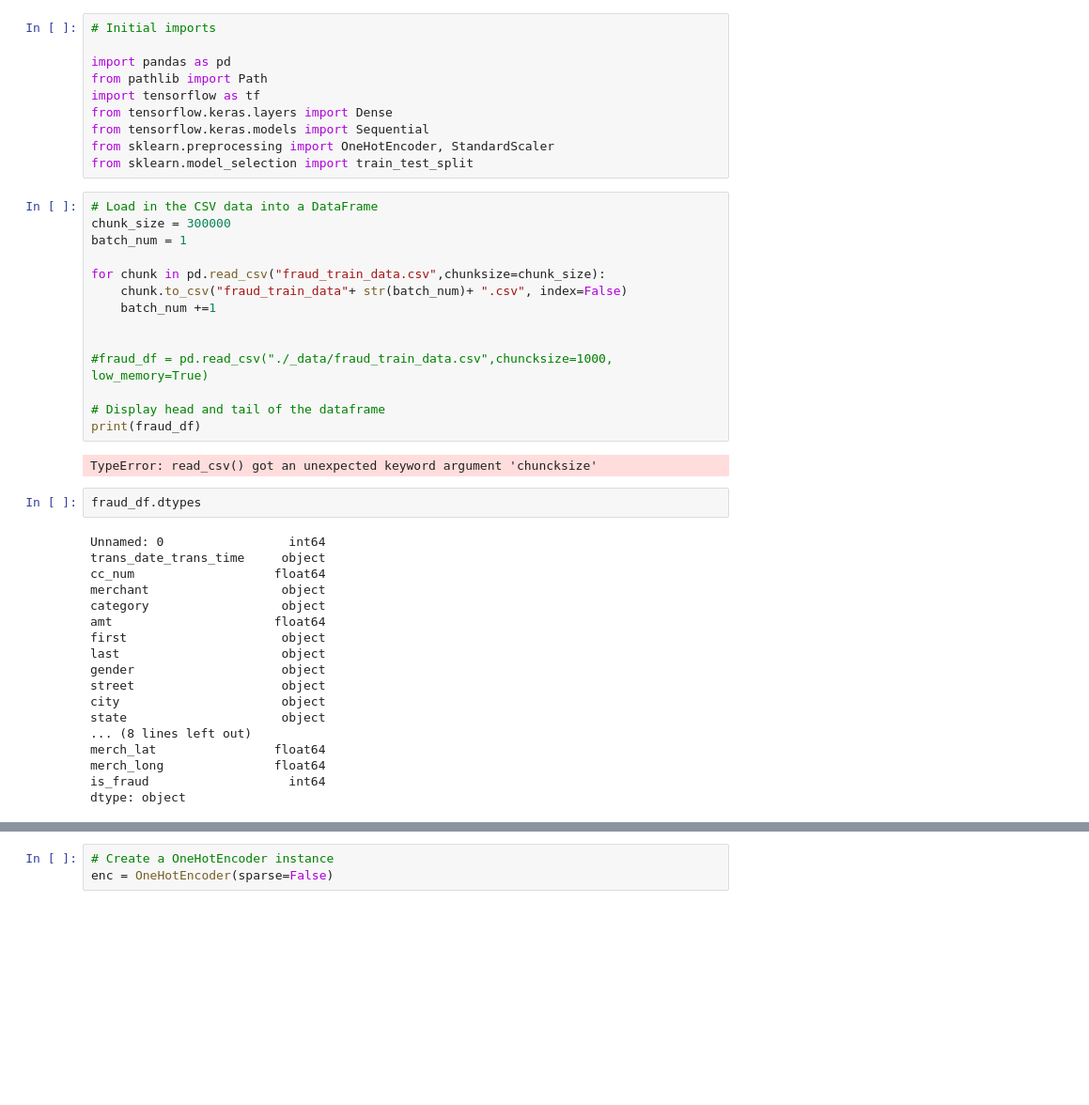
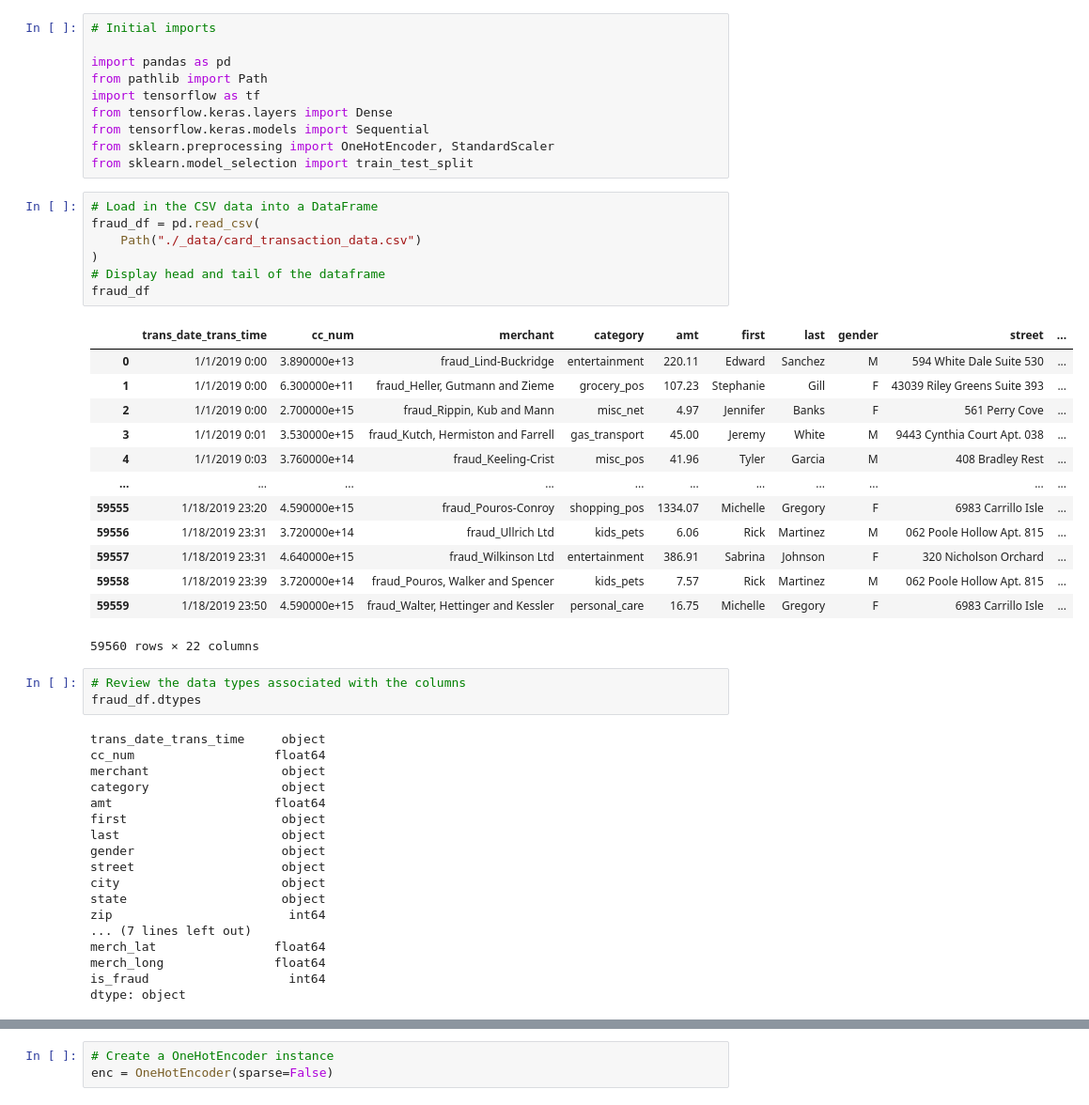
Before and after one commit to agarciduenas/Fraud_Bot, a Jupyter notebook: collecting_data1.ipynb, the cells around one changed output, grey strips where cells are left out. Shown: that part at 94% size. Drawn from its saved outputs; the diff is of its cells as text; blank space fills up the shorter version.

```diff
--- a/collecting_data1.ipynb
+++ b/collecting_data1.ipynb
@@ -10,39 +10,45 @@ from sklearn.preprocessing import OneHotEncoder, StandardScaler
 from sklearn.model_selection import train_test_split
 # %%
 # Load in the CSV data into a DataFrame
-chunk_size = 300000
-batch_num = 1
-
-for chunk in pd.read_csv("fraud_train_data.csv",chunksize=chunk_size):
-    chunk.to_csv("fraud_train_data"+ str(batch_num)+ ".csv", index=False)
-    batch_num +=1
-
-
-#fraud_df = pd.read_csv("./_data/fraud_train_data.csv",chuncksize=1000, low_memory=True)
-
+fraud_df = pd.read_csv(
+    Path("./_data/card_transaction_data.csv")
+)
 # Display head and tail of the dataframe
-print(fraud_df)
+fraud_df
 # %% [output]
+|  | trans_date_trans_time | cc_num | merchant | category | amt | first | last | gender | street | ... |
+| 0 | 1/1/2019 0:00 | 3.890000e+13 | fraud_Lind-Buckridge | entertainment | 220.11 | Edward | Sanchez | M | 594 White Dale Suite 530 | ... |
+| 1 | 1/1/2019 0:00 | 6.300000e+11 | fraud_Heller, Gutmann and Zieme | grocery_pos | 107.23 | Stephanie | Gill | F | 43039 Riley Greens Suite 393 | ... |
+| 2 | 1/1/2019 0:00 | 2.700000e+15 | fraud_Rippin, Kub and Mann | misc_net | 4.97 | Jennifer | Banks | F | 561 Perry Cove | ... |
+| 3 | 1/1/2019 0:01 | 3.530000e+15 | fraud_Kutch, Hermiston and Farrell | gas_transport | 45.00 | Jeremy | White | M | 9443 Cynthia Court Apt. 038 | ... |
+| 4 | 1/1/2019 0:03 | 3.760000e+14 | fraud_Keeling-Crist | misc_pos | 41.96 | Tyler | Garcia | M | 408 Bradley Rest | ... |
+| ... | ... | ... | ... | ... | ... | ... | ... | ... | ... | ... |
+| 59555 | 1/18/2019 23:20 | 4.590000e+15 | fraud_Pouros-Conroy | shopping_pos | 1334.07 | Michelle | Gregory | F | 6983 Carrillo Isle | ... |
+| 59556 | 1/18/2019 23:31 | 3.720000e+14 | fraud_Ullrich Ltd | kids_pets | 6.06 | Rick | Martinez | M | 062 Poole Hollow Apt. 815 | ... |
+| 59557 | 1/18/2019 23:31 | 4.640000e+15 | fraud_Wilkinson Ltd | entertainment | 386.91 | Sabrina | Johnson | F | 320 Nicholson Orchard | ... |
+| 59558 | 1/18/2019 23:39 | 3.720000e+14 | fraud_Pouros, Walker and Spencer | kids_pets | 7.57 | Rick | Martinez | M | 062 Poole Hollow Apt. 815 | ... |
+| 59559 | 1/18/2019 23:50 | 4.590000e+15 | fraud_Walter, Hettinger and Kessler | personal_care | 16.75 | Michelle | Gregory | F | 6983 Carrillo Isle | ... |
-TypeError: read_csv() got an unexpected keyword argument 'chuncksize'
+59560 rows × 22 columns
-# %%
-fraud_df.dtypes
-# %% [output]
-Unnamed: 0                 int64
-trans_date_trans_time     object
-cc_num                   float64
-merchant                  object
-category                  object
-amt                      float64
-first                     object
-last                      object
-gender                    object
-street                    object
-city                      object
-state                     object
-... (8 lines left out)
-merch_lat                float64
-merch_long               float64
-is_fraud                   int64
-dtype: object
+# %%
+# Review the data types associated with the columns
+fraud_df.dtypes
+# %% [output]
+trans_date_trans_time     object
+cc_num                   float64
+merchant                  object
+category                  object
+amt                      float64
+first                     object
+last                      object
+gender                    object
+street                    object
+city                      object
+state                     object
+zip                        int64
+... (7 lines left out)
+merch_lat                float64
+merch_long               float64
+is_fraud                   int64
+dtype: object
 # %%
 # Drop the "trans_date_trans_time" column from the DataFrame
```
Also changed, not shown: parts of 12 cells of this notebook, 1 other file.
